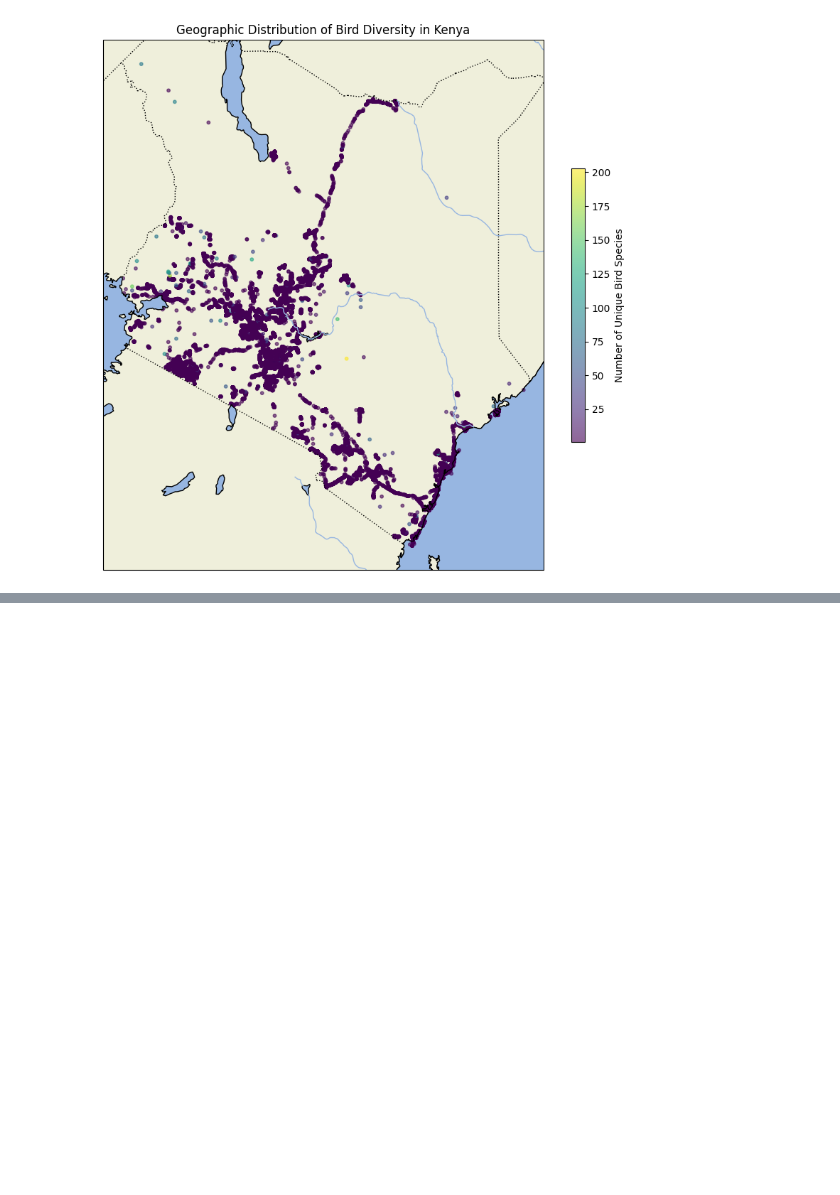
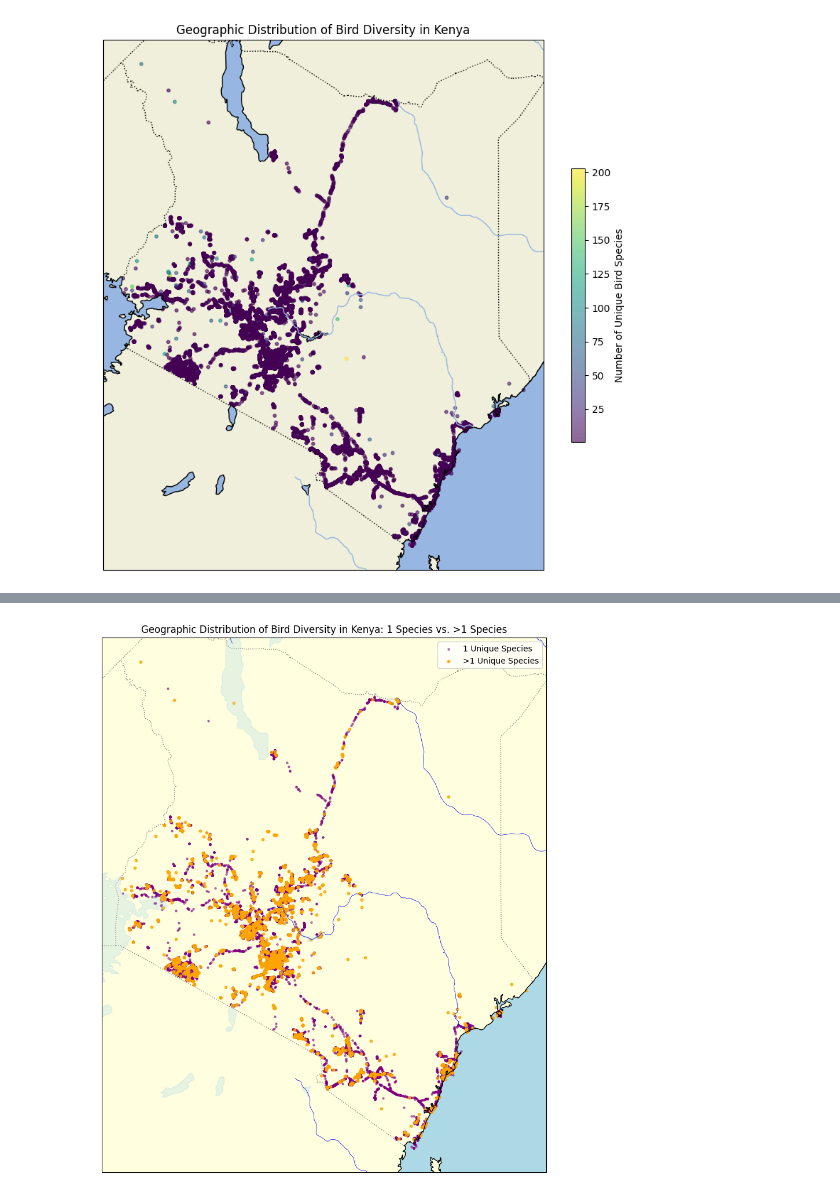
Before and after one commit to mina-naseh/geospatial-data-analysis, a Jupyter notebook: Questions_4.ipynb, the cells around one changed output, grey strips where cells are left out. Drawn from its saved outputs; the diff is of its cells as text; code cells hidden in the pictures; blank space fills up the shorter version.

```diff
--- a/Questions_4.ipynb
+++ b/Questions_4.ipynb
@@ -181,0 +271,4 @@ plt.show()
+# %%
+# Separate locations with species richness of 1 and more than 1
+single_species = gdf_richness[gdf_richness['species_count'] == 1]
+multiple_species = gdf_richness[gdf_richness['species_count'] > 1]
@@ -181,0 +307,46 @@ plt.show()
+# %%
+import matplotlib.pyplot as plt
+import cartopy.crs as ccrs
+import cartopy.feature as cfeature
+
+# Create the map
+fig, ax = plt.subplots(figsize=(12, 12), subplot_kw={'projection': ccrs.PlateCarree()})
+
+# Add base geographic features
+ax.add_feature(cfeature.BORDERS, linestyle=':', edgecolor='gray')
+ax.add_feature(cfeature.COASTLINE, edgecolor='black')
+ax.add_feature(cfeature.LAKES, alpha=0.3, color='lightblue')
+ax.add_feature(cfeature.RIVERS, linewidth=0.5, color='blue')
+ax.add_feature(cfeature.LAND, facecolor='lightyellow')
+ax.add_feature(cfeature.OCEAN, facecolor='lightblue')
+
+# Plot locations with only 1 species in one color (e.g., dark purple)
+scatter1 = ax.scatter(
+    single_species['decimalLongitude'],
+    single_species['decimalLatitude'],
+    color='purple',
+    s=5,  # Make these points smaller due to high number
+    transform=ccrs.PlateCarree(),
+    alpha=0.5,
+    label='1 Unique Species'
+)
+
+# Plot locations with more than 1 species in another color (e.g., orange)
+scatter2 = ax.scatter(
+    multiple_species['decimalLongitude'],
+    multiple_species['decimalLatitude'],
+    color='orange',
+    s=10,  # Larger points to highlight high-diversity locations
+    transform=ccrs.PlateCarree(),
+    alpha=0.8,
+    label='>1 Unique Species'
+)
+
+# Add legend to distinguish between the two groups
+ax.legend(loc='upper right', fontsize=10)
+
+# Set title and labels
+ax.set_title('Geographic Distribution of Bird Diversity in Kenya: 1 Species vs. >1 Species')
+plt.show()
+# %% [output]
+[figure, added]
```
Also changed, not shown: parts of 7 cells of this notebook, 1 other file.
